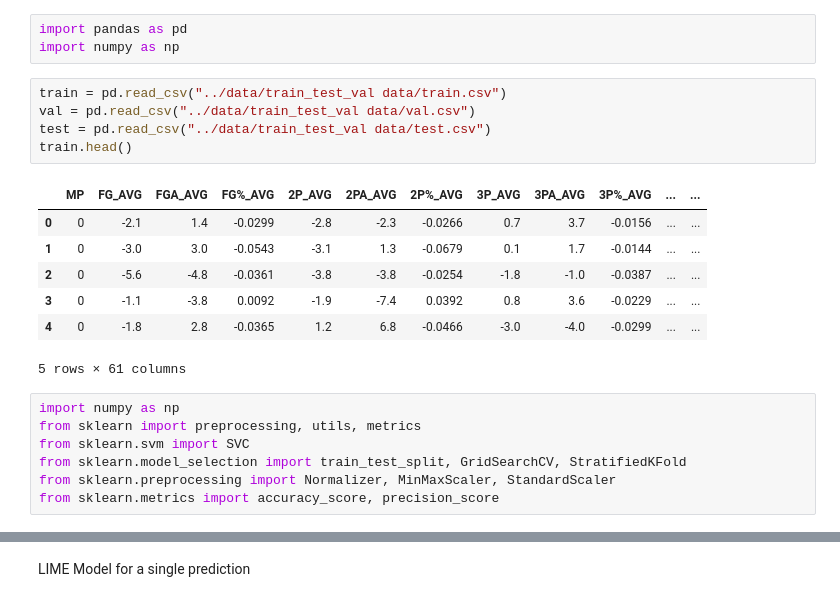
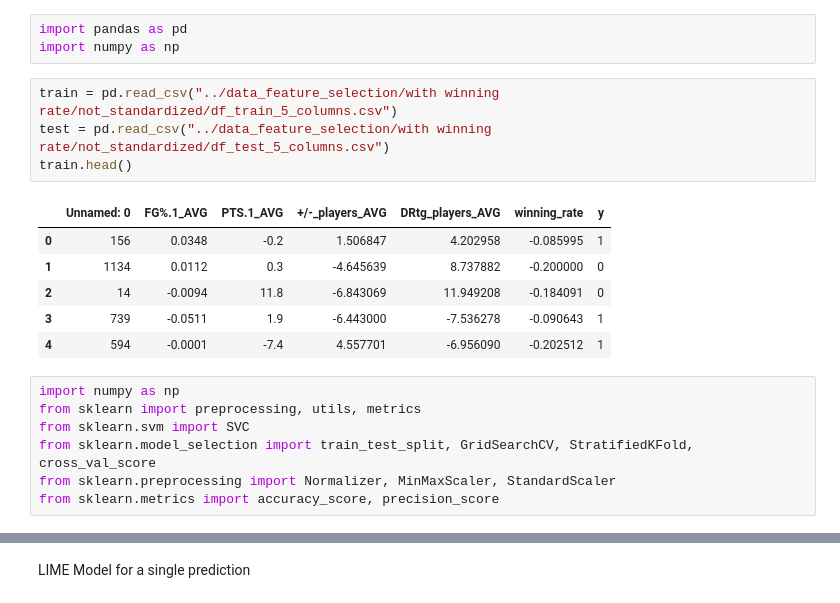
Before and after one commit to BobbyZhouZijian/CS3244-project, a Jupyter notebook: models/SVM.ipynb, the cells around one changed output, grey strips where cells are left out. Cells and saved outputs as stored; diff of their text form.

Commit message:
Use with winning rate and not_standardized data

```diff
--- a/models/SVM.ipynb
+++ b/models/SVM.ipynb
@@ -1,24 +1,22 @@
 # %%
 import pandas as pd
 import numpy as np
-# %%
-train = pd.read_csv("../data/train_test_val data/train.csv")
-val = pd.read_csv("../data/train_test_val data/val.csv")
-test = pd.read_csv("../data/train_test_val data/test.csv")
-train.head()
-# %% [output]
-|  | MP | FG_AVG | FGA_AVG | FG%_AVG | 2P_AVG | 2PA_AVG | 2P%_AVG | 3P_AVG | 3PA_AVG | 3P%_AVG | ... | ... |
-| 0 | 0 | -2.1 | 1.4 | -0.0299 | -2.8 | -2.3 | -0.0266 | 0.7 | 3.7 | -0.0156 | ... | ... |
-| 1 | 0 | -3.0 | 3.0 | -0.0543 | -3.1 | 1.3 | -0.0679 | 0.1 | 1.7 | -0.0144 | ... | ... |
-| 2 | 0 | -5.6 | -4.8 | -0.0361 | -3.8 | -3.8 | -0.0254 | -1.8 | -1.0 | -0.0387 | ... | ... |
-| 3 | 0 | -1.1 | -3.8 | 0.0092 | -1.9 | -7.4 | 0.0392 | 0.8 | 3.6 | -0.0229 | ... | ... |
-| 4 | 0 | -1.8 | 2.8 | -0.0365 | 1.2 | 6.8 | -0.0466 | -3.0 | -4.0 | -0.0299 | ... | ... |
-5 rows × 61 columns
+# %%
+train = pd.read_csv("../data_feature_selection/with winning rate/not_standardized/df_train_5_columns.csv")
+test = pd.read_csv("../data_feature_selection/with winning rate/not_standardized/df_test_5_columns.csv")
+train.head()
+# %% [output]
+|  | Unnamed: 0 | FG%.1_AVG | PTS.1_AVG | +/-_players_AVG | DRtg_players_AVG | winning_rate | y |
+| 0 | 156 | 0.0348 | -0.2 | 1.506847 | 4.202958 | -0.085995 | 1 |
+| 1 | 1134 | 0.0112 | 0.3 | -4.645639 | 8.737882 | -0.200000 | 0 |
+| 2 | 14 | -0.0094 | 11.8 | -6.843069 | 11.949208 | -0.184091 | 0 |
+| 3 | 739 | -0.0511 | 1.9 | -6.443000 | -7.536278 | -0.090643 | 1 |
+| 4 | 594 | -0.0001 | -7.4 | 4.557701 | -6.956090 | -0.202512 | 1 |
 # %%
 import numpy as np
 from sklearn import preprocessing, utils, metrics
 from sklearn.svm import SVC
-from sklearn.model_selection import train_test_split, GridSearchCV, StratifiedKFold
+from sklearn.model_selection import train_test_split, GridSearchCV, StratifiedKFold, cross_val_score
 from sklearn.preprocessing import Normalizer, MinMaxScaler, StandardScaler
 from sklearn.metrics import accuracy_score, precision_score
 # %%
```
Also changed, not shown: parts of 16 cells of this notebook, 3 other files.
